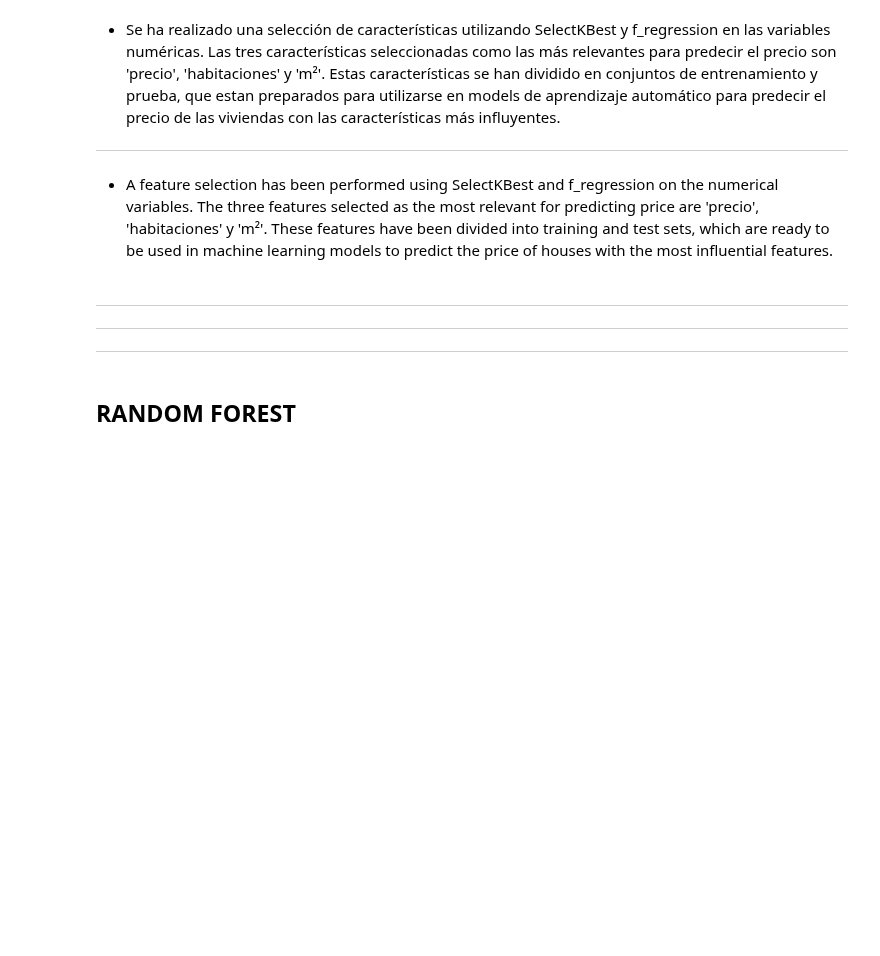
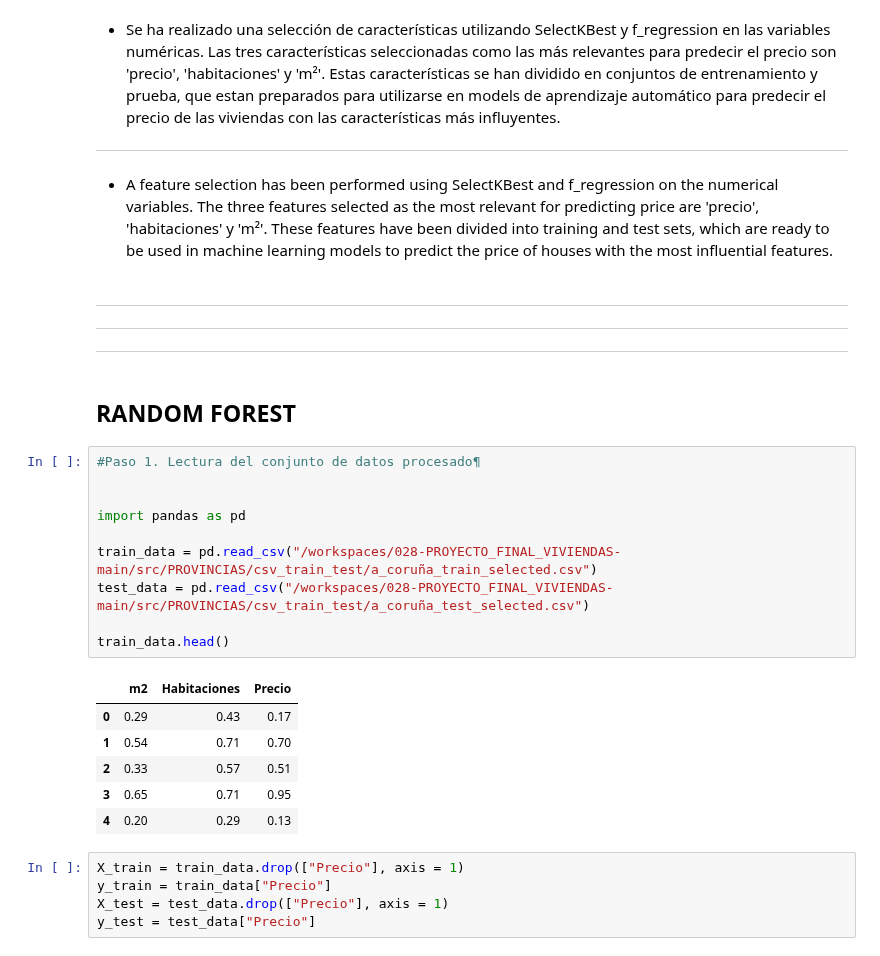
Before and after one commit to 4GeeksAcademy/028-PROYECTO_FINAL_VIVIENDAS-main-4geeks, a Jupyter notebook: src/PROVINCIAS/a_coruña_limpio_eda.ipynb, the cells around one changed output. Cells and saved outputs as stored; diff of their text form; blank space fills up the shorter version.

```diff
--- a/src/PROVINCIAS/a_coruña_limpio_eda.ipynb
+++ b/src/PROVINCIAS/a_coruña_limpio_eda.ipynb
@@ -617,3 +617,25 @@ Conjunto de TRAIN y TEST con características seleccionadas exportados
 ---
 # %% [markdown]
 ## RANDOM FOREST
+# %%
+#Paso 1. Lectura del conjunto de datos procesado¶
+
+
+import pandas as pd
+
+train_data = pd.read_csv("/workspaces/028-PROYECTO_FINAL_VIVIENDAS-main/src/PROVINCIAS/csv_train_test/a_coruña_train_selected.csv")
+test_data = pd.read_csv("/workspaces/028-PROYECTO_FINAL_VIVIENDAS-main/src/PROVINCIAS/csv_train_test/a_coruña_test_selected.csv")
+
+train_data.head()
+# %% [output]
+|  | m2 | Habitaciones | Precio |
+| 0 | 0.29 | 0.43 | 0.17 |
+| 1 | 0.54 | 0.71 | 0.70 |
+| 2 | 0.33 | 0.57 | 0.51 |
+| 3 | 0.65 | 0.71 | 0.95 |
+| 4 | 0.20 | 0.29 | 0.13 |
+# %%
+X_train = train_data.drop(["Precio"], axis = 1)
+y_train = train_data["Precio"]
+X_test = test_data.drop(["Precio"], axis = 1)
+y_test = test_data["Precio"]
```
Also changed, not shown: parts of 15 cells of this notebook, 2 other files.
